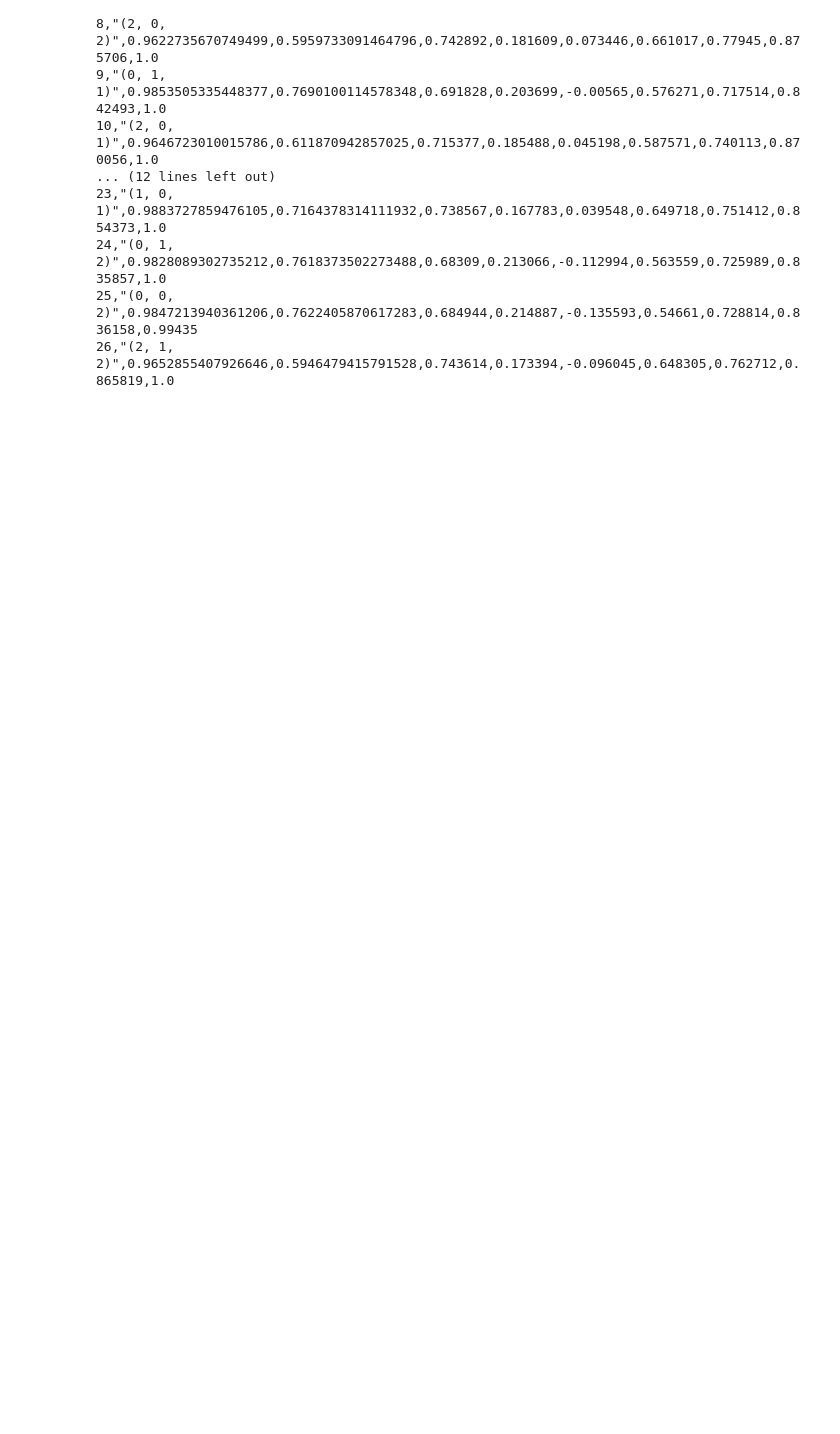
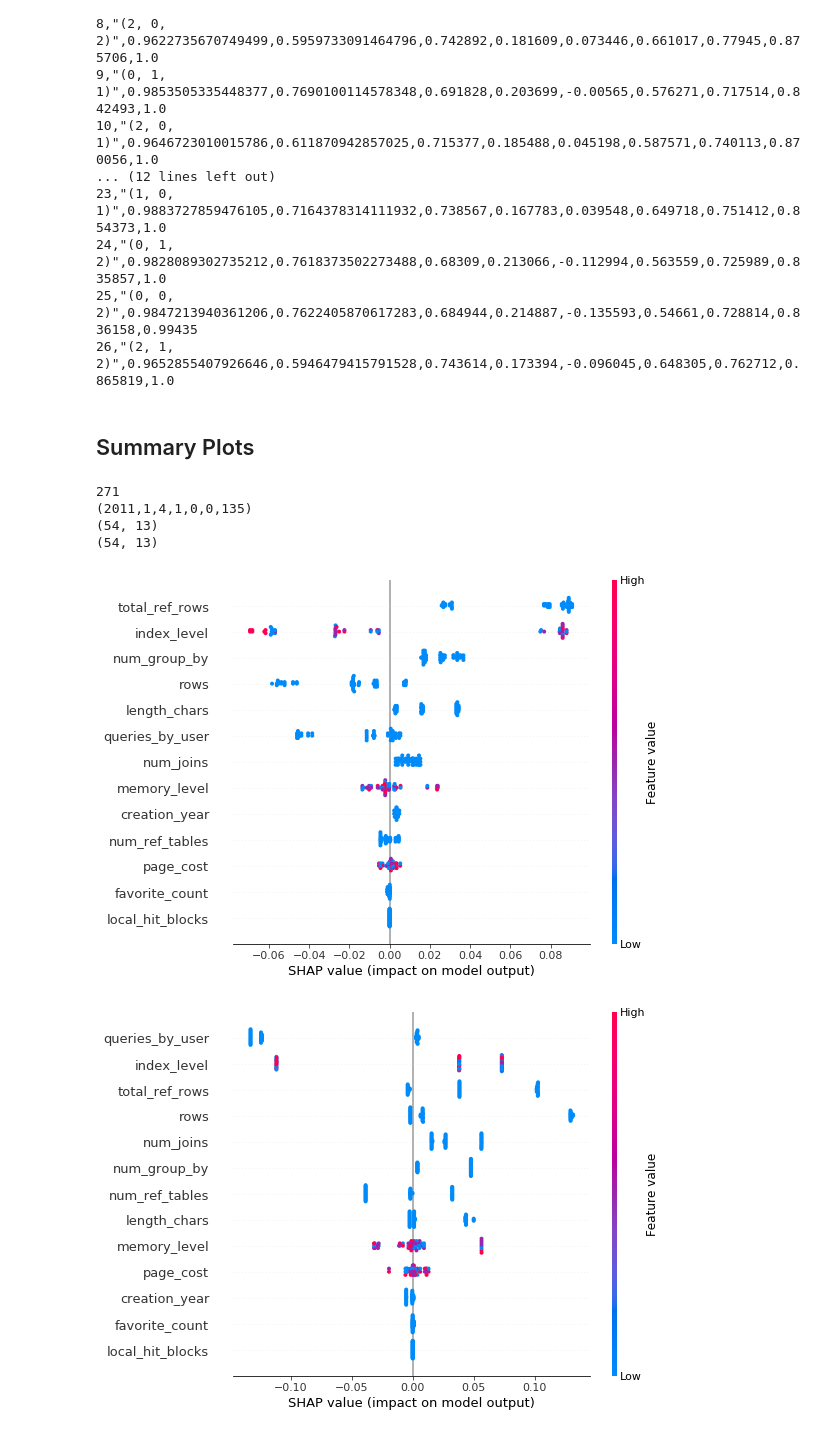
Before and after one commit to sharmapulkit/TreeInterpretability_AnomalyExplanation, a Jupyter notebook: shap/notebooks/Analyse_PostgreSQL.ipynb, the cells around one changed output. Saved outputs shown, nothing was run; the diff lists cells and outputs as text; code cells hidden in the pictures; blank space fills up the shorter version.

Commit message:
Print Generate Summary plots for SHAP and TI

```diff
--- a/shap/notebooks/Analyse_PostgreSQL.ipynb
+++ b/shap/notebooks/Analyse_PostgreSQL.ipynb
@@ -134,0 +217,13 @@ favorite_count  20      0       144
+# %%
+outDir = '/home/pulkit/Documents/PDF/umass/sem2/cs696ds/TreeInterpretability_AnomalyExplanation/datasets/postgresTemplates/'
+for comb_id, cov_combination in enumerate(data_covCombs_shortlist):
+    outfile = outDir + 'covComb' + str(cov_combination) + '.csv'
+    data_covCombs_shortlist[ cov_combination ].to_csv(outfile)
+# %%
+all_datacovout = outDir + 'AllCovComb.csv'
+with open(all_datacovout, 'w') as f:
+    for comb_id, cov_combination in enumerate(data_covCombs_shortlist):
+        f.write(str(comb_id))
+        f.write('\t')
+        f.write(str(cov_combination))
+        f.write('\n')
@@ -335,3 +454,9 @@ print(outputsdf.to_csv())
 24,"(0, 1, 2)",0.9828089302735212,0.7618373502273488,0.68309,0.213066,-0.112994,0.563559,0.725989,0.835857,1.0
 25,"(0, 0, 2)",0.9847213940361206,0.7622405870617283,0.684944,0.214887,-0.135593,0.54661,0.728814,0.836158,0.99435
 26,"(2, 1, 2)",0.9652855407926646,0.5946479415791528,0.743614,0.173394,-0.096045,0.648305,0.762712,0.865819,1.0
+# %% [markdown]
+## Summary Plots
+# %%
+interpretation_path="../../../garage/interpretations_2/"
+train_datapath="../../../garage/data/Train/"
+test_datapath="../../../garage/data/Test/"
@@ -337,0 +466,28 @@ print(outputsdf.to_csv())
+# %%
+# for file in os.listdir(interpretation_path):
+#     if 'SHAP' in file:
+Allfiles = os.listdir(interpretation_path)
+shap_files = [f for f in Allfiles if ('SHAP' in f)]
+print(len(shap_files))
+file = shap_files[4]
+comb = file.strip('interpreted_SHAP_outs_mb').strip('_test.txt')
+print(comb)
+
+feature_file = test_datapath + 'covComb' + comb + '_test.csv'
+ti_file = interpretation_path + 'interpreted_TI_outs_mb' + comb + '_test.txt'
+
+shap_values = np.loadtxt(interpretation_path + file)
+ti_values = np.loadtxt(ti_file)
+
+X = pd.read_csv(open(feature_file, 'r'))[feature_columns]
+print(X.shape)
+print(shap_values.shape)
+shap.summary_plot(shap_values, X)
+shap.summary_plot(ti_values, X)
+# %% [output]
+271
+(2011,1,4,1,0,0,135)
+(54, 13)
+(54, 13)
+[figure, added]
+[figure, added]
```
Also changed, not shown: parts of 13 cells of this notebook, 1 other file.
